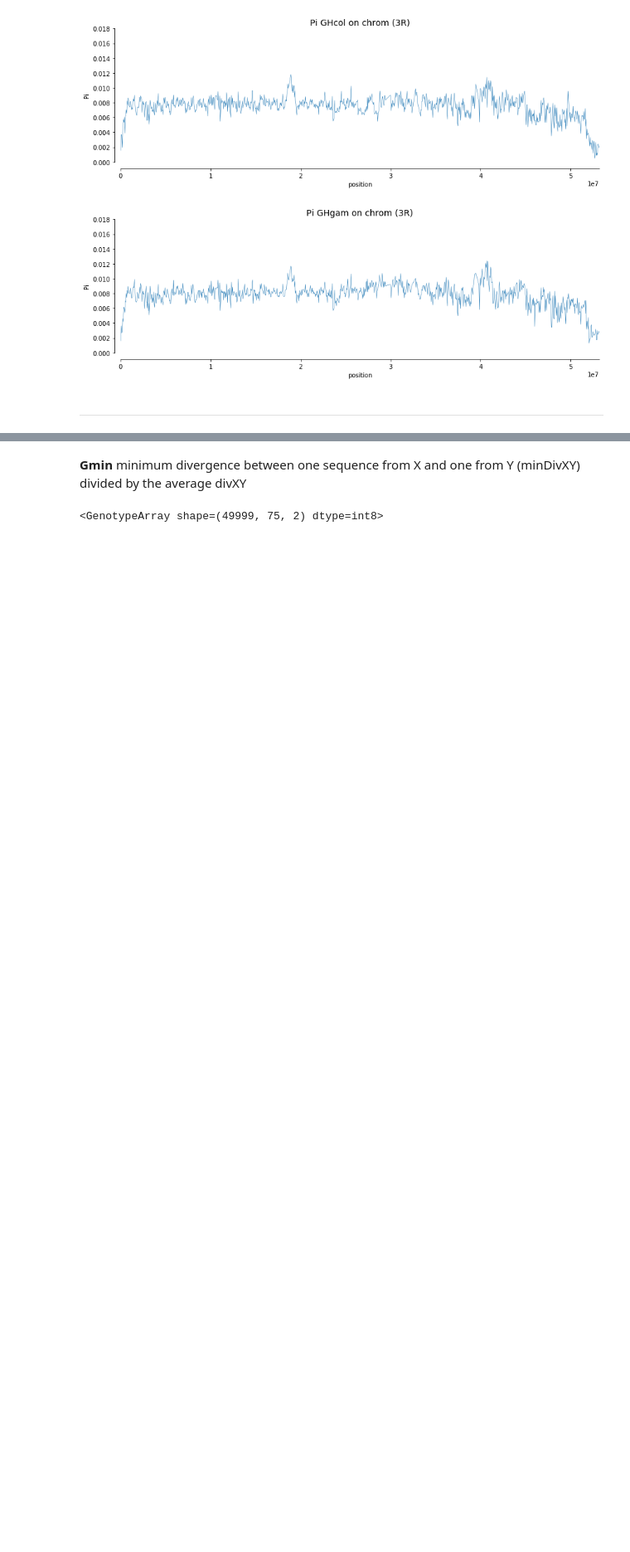
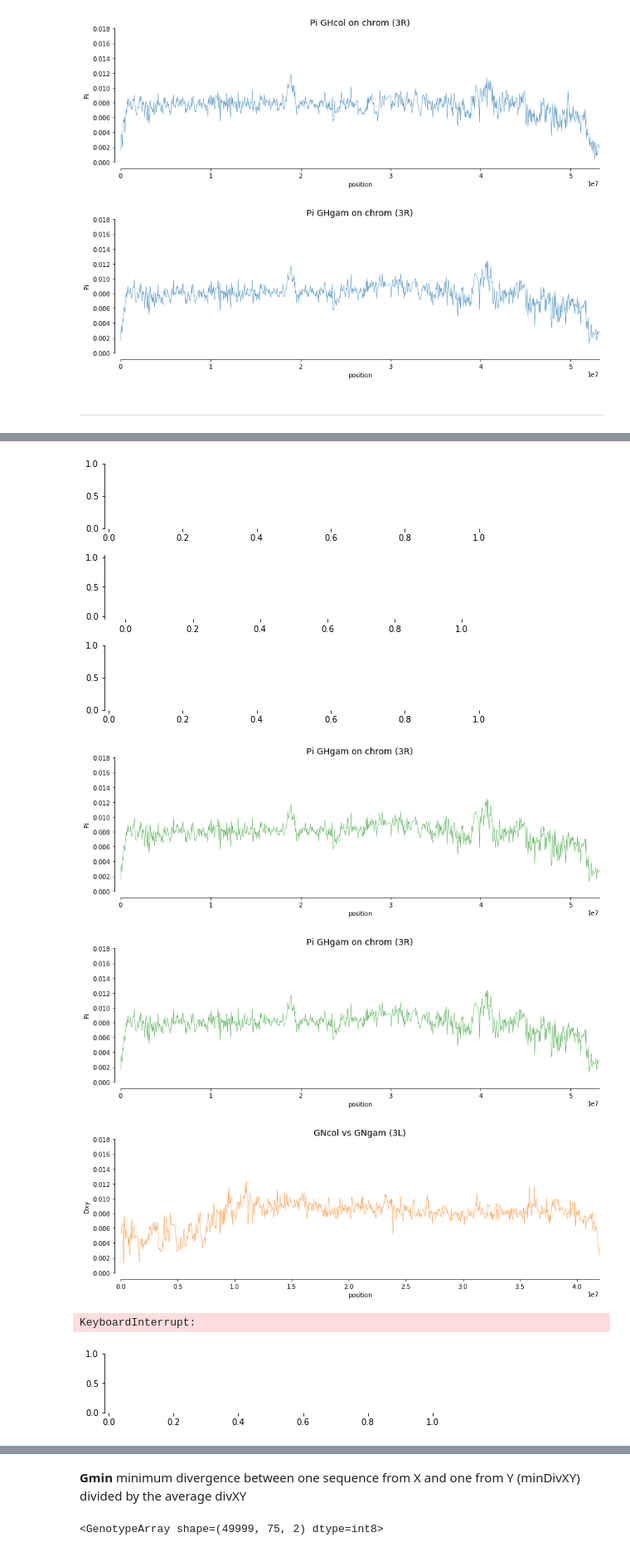
Before and after one commit to randomxsk8/notebooks, a Jupyter notebook: 2. Adaptive Introgression/09032019_Haplotype_sympatric_pop_statics.ipynb, the cells around one changed output, grey strips where cells are left out. Shown at 83% size. Drawn from its saved outputs; the diff is of its cells as text; code cells hidden in the pictures; blank space fills up the shorter version.

```diff
--- a/2. Adaptive Introgression/09032019_Haplotype_sympatric_pop_statics.ipynb
+++ b/2. Adaptive Introgression/09032019_Haplotype_sympatric_pop_statics.ipynb
@@ -177,7 +180,7 @@ ax.set_ylim(0,0.018)
 ## Create pi function
 # %%
 def plot_pi(pop1, chrom, window_size=20000, min_n_bases=1):
-    metadata = pd.read_csv("samples.meta.txt", sep="\t")
+    metadata = pd.read_csv("../samples.meta.txt", sep="\t")
     pop_select = metadata.population.isin({pop1}).values
     pop_subset = metadata[pop_select]
     genotypes_phase2_call = calldata_hap_phase2[chrom]["calldata/GT"]
@@ -194,7 +197,7 @@ def plot_pi(pop1, chrom, window_size=20000, min_n_bases=1):
     y = pi[n_bases >= min_n_bases]
     fig, ax = plt.subplots(figsize=(14, 4))
     sns.despine(ax=ax, offset=10)
-    ax.plot(x, y, lw=.5)
+    ax.plot(x, y, lw=.5, color=palette[2])
     ax.set_xlim(0, pos.max())
     ax.set_title('Pi %s on chrom (%s)' % (pop1, chrom), fontsize=14)
     ax.set_ylabel('Pi')
@@ -268,0 +279,33 @@ plot_pi('GHgam', '3R',  window_size=50000, min_n_bases=1000)
+# %%
+chromosomes = ['3R', '3L']
+# %%
+def dxy_pi_combined(pop1, pop2):
+    for chrom in chromosomes:
+        fig = plt.figure(figsize=(7, 6))
+        #pi pop1
+        ax = fig.add_subplot(4, 1, 1)
+        sns.despine(ax=ax, bottom=True, offset=5)
+        plot_pi(pop1, chrom,  window_size=50000, min_n_bases=1000)
+
+        #pi pop2
+        ax = fig.add_subplot(4, 1, 2)
+        ax.plot(color=palette[4])
+        sns.despine(ax=ax, bottom=True, offset=5)
+        plot_pi(pop1, chrom,  window_size=50000, min_n_bases=1000)
+
+        #dxy pop1 vs pop2
+        ax = fig.add_subplot(4, 1, 3)
+        sns.despine(ax=ax, bottom=True, offset=5)
+        plot_dxy('GNcol', 'GNgam', '3L',  window_size=50000, min_n_bases=1000)
+
+        fig.tight_layout()
+        plt.show()
+# %%
+dxy_pi_combined('GHgam', 'GHcol')
+# %% [output]
+[figure, added]
+[figure, added]
+[figure, added]
+[figure, added]
+KeyboardInterrupt:
+[figure, added]
```
Also changed, not shown: parts of 7 cells of this notebook, 2 other files.
